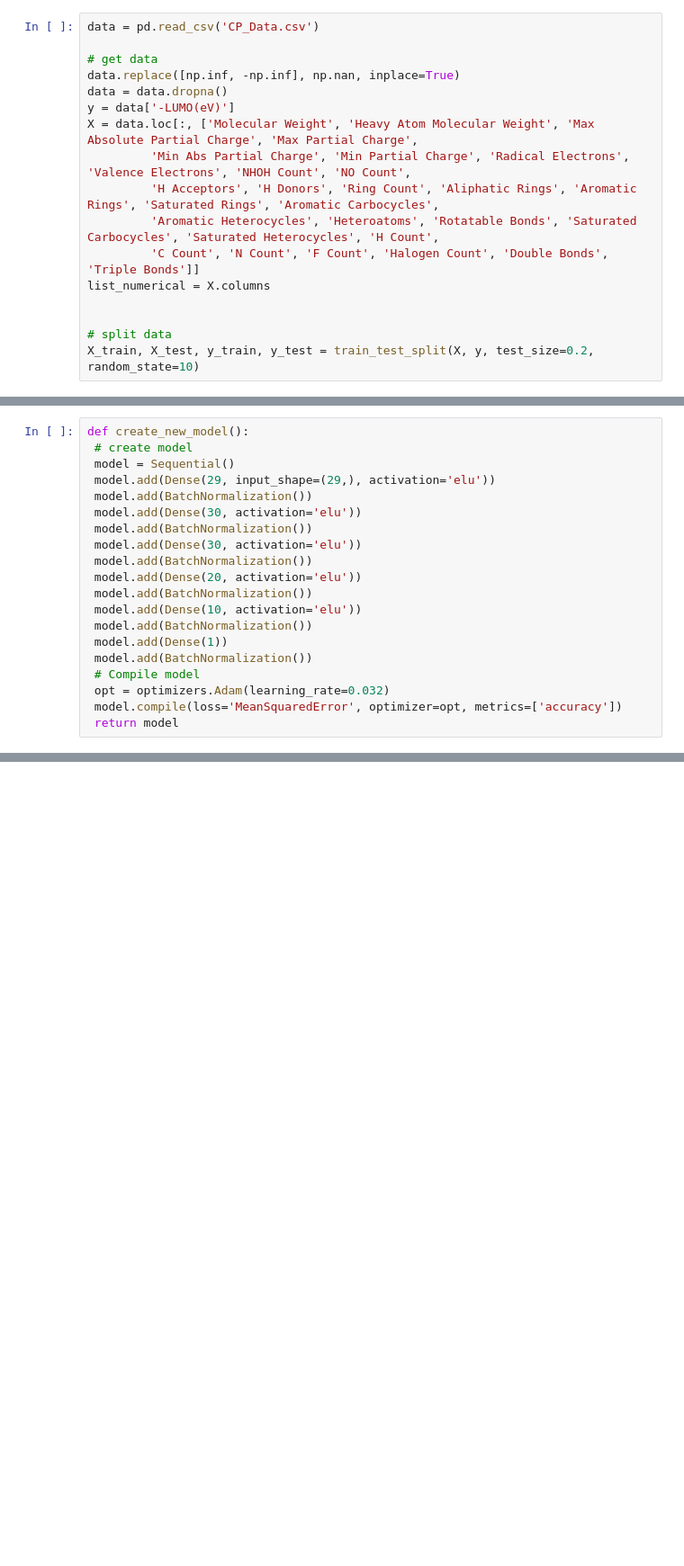
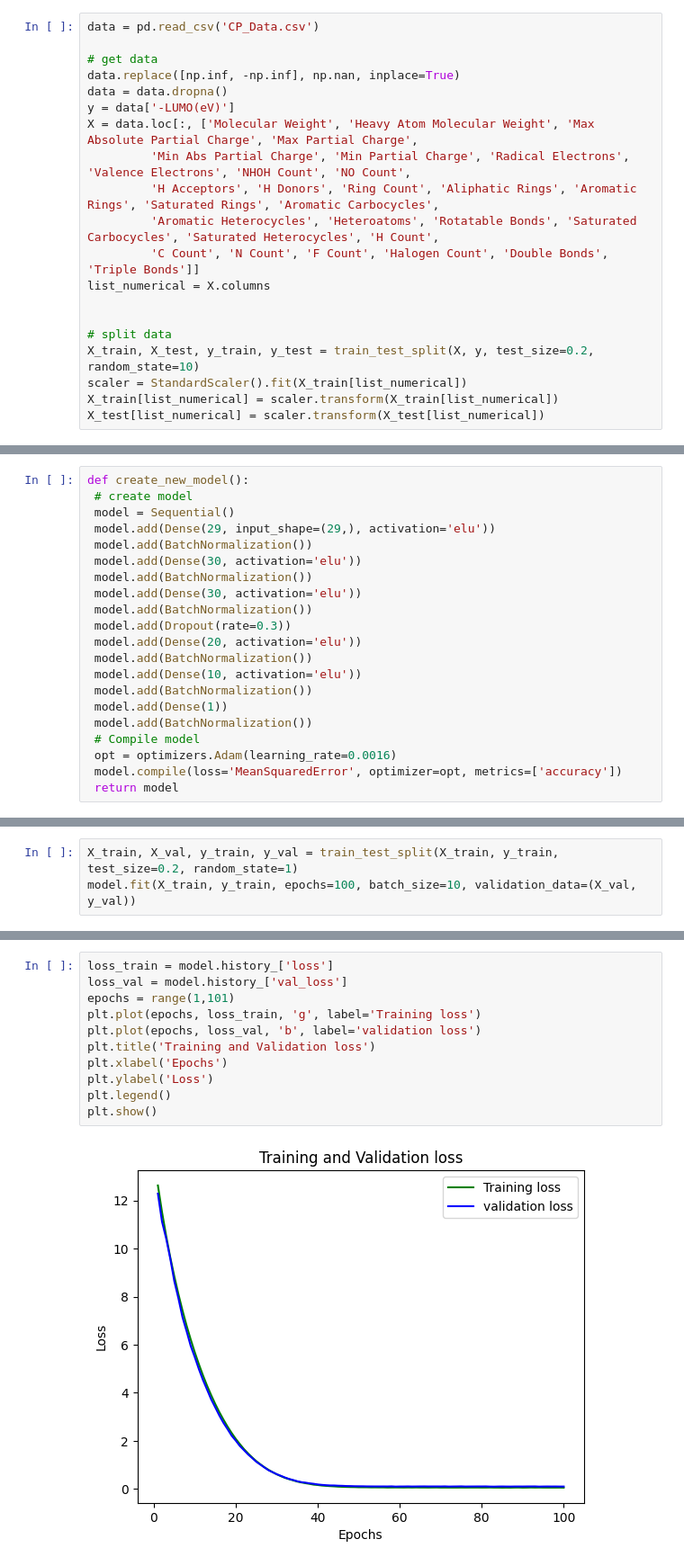
Before and after one commit to respera2/tjl, a Jupyter notebook: Conjugated Polymers Dataset/CP_NN.ipynb, the cells around one changed output, grey strips where cells are left out. Shown: that part at 90% size. Cells and saved outputs as stored; diff of their text form; blank space fills up the shorter version.

```diff
--- a/Conjugated Polymers Dataset/CP_NN.ipynb
+++ b/Conjugated Polymers Dataset/CP_NN.ipynb
@@ -66,6 +68,9 @@ list_numerical = X.columns
 
 # split data
 X_train, X_test, y_train, y_test = train_test_split(X, y, test_size=0.2, random_state=10)
+scaler = StandardScaler().fit(X_train[list_numerical])
+X_train[list_numerical] = scaler.transform(X_train[list_numerical])
+X_test[list_numerical] = scaler.transform(X_test[list_numerical])
 # %%
 seed = 7
 tf.random.set_seed(seed)
@@ -142,6 +131,7 @@ def create_new_model():
  model.add(BatchNormalization())
  model.add(Dense(30, activation='elu'))
  model.add(BatchNormalization())
+ model.add(Dropout(rate=0.3))
  model.add(Dense(20, activation='elu'))
  model.add(BatchNormalization())
  model.add(Dense(10, activation='elu'))
@@ -149,7 +139,7 @@ def create_new_model():
  model.add(Dense(1))
  model.add(BatchNormalization())
  # Compile model
- opt = optimizers.Adam(learning_rate=0.032)
+ opt = optimizers.Adam(learning_rate=0.0016)
  model.compile(loss='MeanSquaredError', optimizer=opt, metrics=['accuracy'])
  return model
 # %%
@@ -221,0 +212,3 @@ Test MSE:  0.10360360389081388
+# %%
+X_train, X_val, y_train, y_val = train_test_split(X_train, y_train, test_size=0.2, random_state=1)
+model.fit(X_train, y_train, epochs=100, batch_size=10, validation_data=(X_val, y_val))
@@ -221,0 +235,13 @@ Test MSE:  0.10360360389081388
+# %%
+loss_train = model.history_['loss']
+loss_val = model.history_['val_loss']
+epochs = range(1,101)
+plt.plot(epochs, loss_train, 'g', label='Training loss')
+plt.plot(epochs, loss_val, 'b', label='validation loss')
+plt.title('Training and Validation loss')
+plt.xlabel('Epochs')
+plt.ylabel('Loss')
+plt.legend()
+plt.show()
+# %% [output]
+[figure, added]
```
Also changed, not shown: parts of 5 cells of this notebook, 3 other files.
